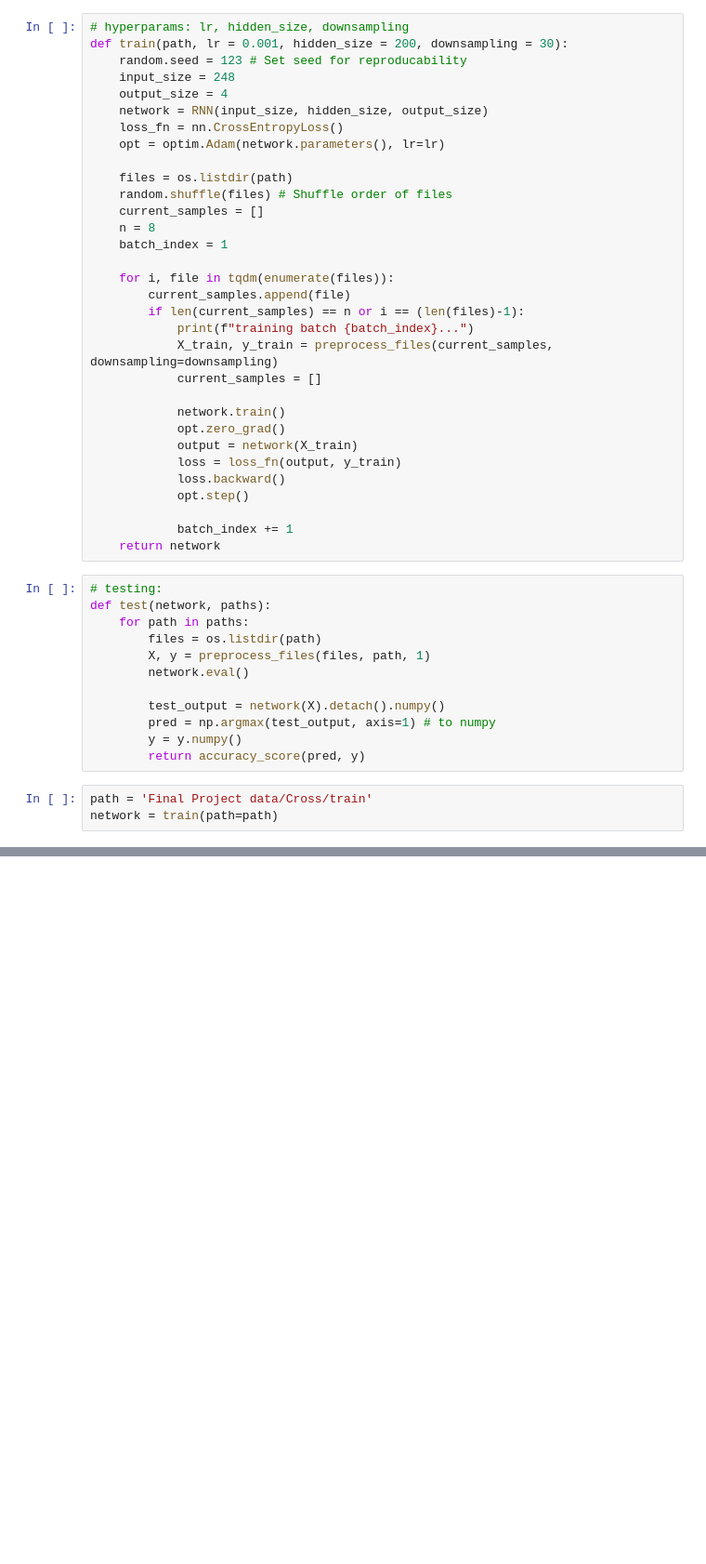
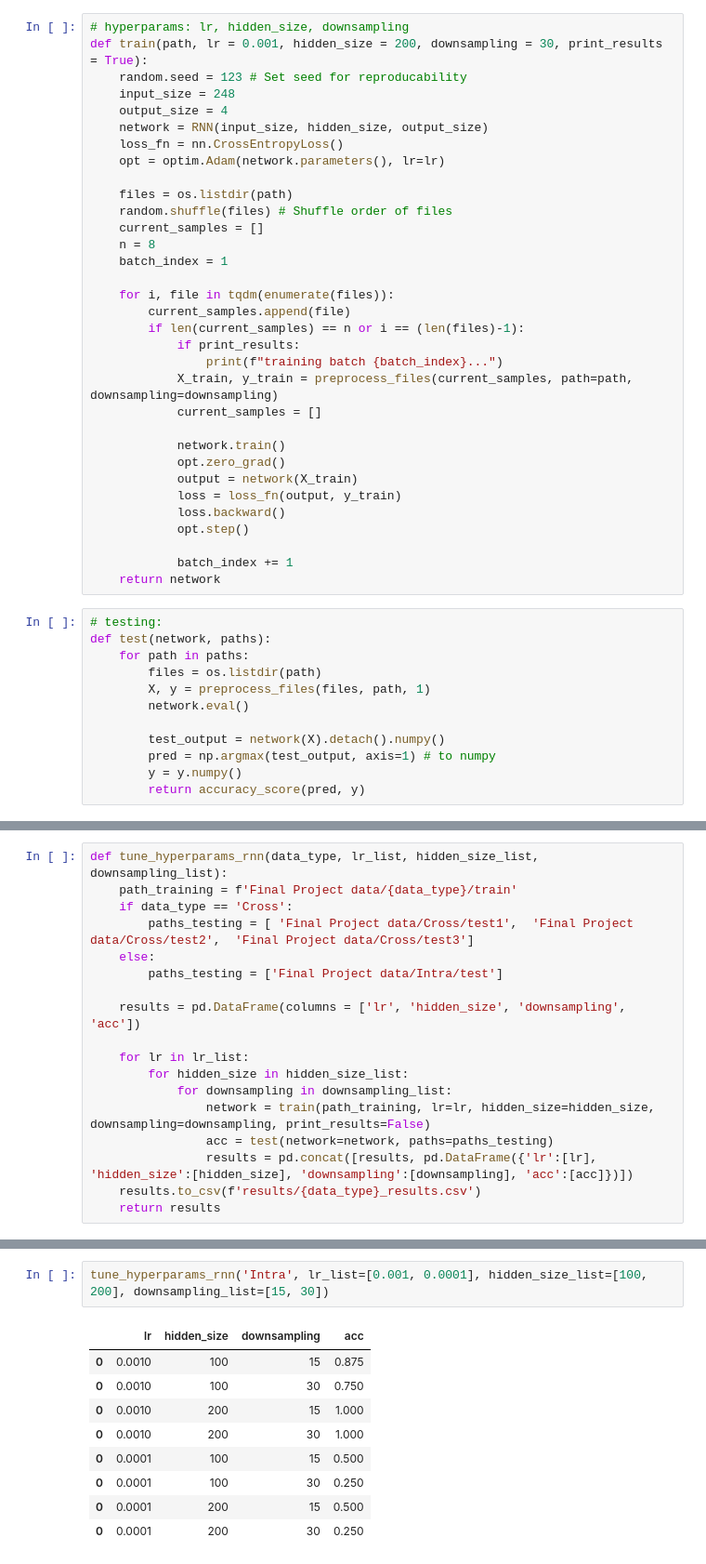
Before and after one commit to WeddiesAPP/PRDL2, a Jupyter notebook: GroupProjectSetup-Copy1.ipynb, the cells around one changed output, grey strips where cells are left out. Shown at 93% size. Drawn from its saved outputs; the diff is of its cells as text; blank space fills up the shorter version.

```diff
--- a/GroupProjectSetup-Copy1.ipynb
+++ b/GroupProjectSetup-Copy1.ipynb
@@ -123,7 +122,7 @@ class RNN(nn.Module):
         return output
 # %%
 # hyperparams: lr, hidden_size, downsampling
-def train(path, lr = 0.001, hidden_size = 200, downsampling = 30):
+def train(path, lr = 0.001, hidden_size = 200, downsampling = 30, print_results = True):
     random.seed = 123 # Set seed for reproducability
     input_size = 248
     output_size = 4
@@ -140,8 +139,9 @@ def train(path, lr = 0.001, hidden_size = 200, downsampling = 30):
     for i, file in tqdm(enumerate(files)):
         current_samples.append(file)
         if len(current_samples) == n or i == (len(files)-1):
-            print(f"training batch {batch_index}...")
-            X_train, y_train = preprocess_files(current_samples, downsampling=downsampling)
+            if print_results:
+                print(f"training batch {batch_index}...")
+            X_train, y_train = preprocess_files(current_samples, path=path, downsampling=downsampling)
             current_samples = []
 
             network.train()
@@ -165,6 +165,3 @@ def test(network, paths):
         pred = np.argmax(test_output, axis=1) # to numpy
         y = y.numpy()
         return accuracy_score(pred, y)
-# %%
-path = 'Final Project data/Cross/train'
-network = train(path=path)
@@ -184,0 +168,18 @@ test(network=network, paths=paths)
+# %%
+def tune_hyperparams_rnn(data_type, lr_list, hidden_size_list, downsampling_list):
+    path_training = f'Final Project data/{data_type}/train'
+    if data_type == 'Cross':
+        paths_testing = [ 'Final Project data/Cross/test1',  'Final Project data/Cross/test2',  'Final Project data/Cross/test3']
+    else:
+        paths_testing = ['Final Project data/Intra/test']
+
+    results = pd.DataFrame(columns = ['lr', 'hidden_size', 'downsampling', 'acc'])
+
+    for lr in lr_list:
+        for hidden_size in hidden_size_list:
+            for downsampling in downsampling_list:
+                network = train(path_training, lr=lr, hidden_size=hidden_size, downsampling=downsampling, print_results=False)
+                acc = test(network=network, paths=paths_testing)
+                results = pd.concat([results, pd.DataFrame({'lr':[lr], 'hidden_size':[hidden_size], 'downsampling':[downsampling], 'acc':[acc]})])
+    results.to_csv(f'results/{data_type}_results.csv')
+    return results
@@ -184,0 +202,12 @@ test(network=network, paths=paths)
+# %%
+tune_hyperparams_rnn('Intra', lr_list=[0.001, 0.0001], hidden_size_list=[100, 200], downsampling_list=[15, 30])
+# %% [output]
+|  | lr | hidden_size | downsampling | acc |
+| 0 | 0.0010 | 100 | 15 | 0.875 |
+| 0 | 0.0010 | 100 | 30 | 0.750 |
+| 0 | 0.0010 | 200 | 15 | 1.000 |
+| 0 | 0.0010 | 200 | 30 | 1.000 |
+| 0 | 0.0001 | 100 | 15 | 0.500 |
+| 0 | 0.0001 | 100 | 30 | 0.250 |
+| 0 | 0.0001 | 200 | 15 | 0.500 |
+| 0 | 0.0001 | 200 | 30 | 0.250 |
```
Also changed, not shown: parts of 4 cells of this notebook, 3 other files.
